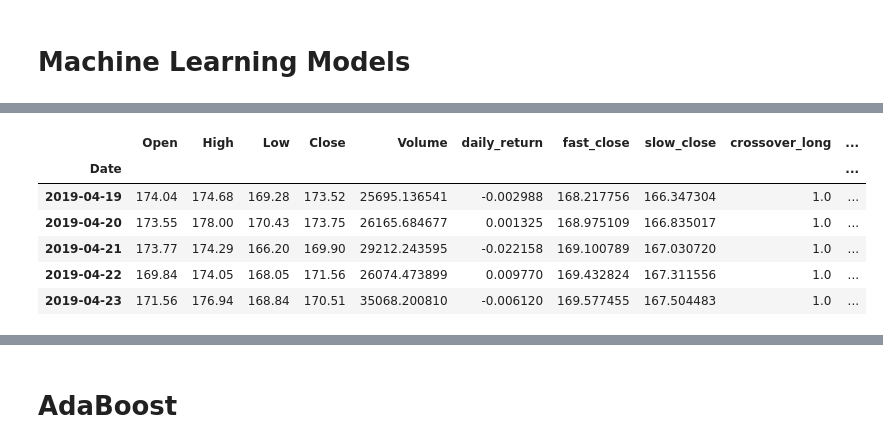
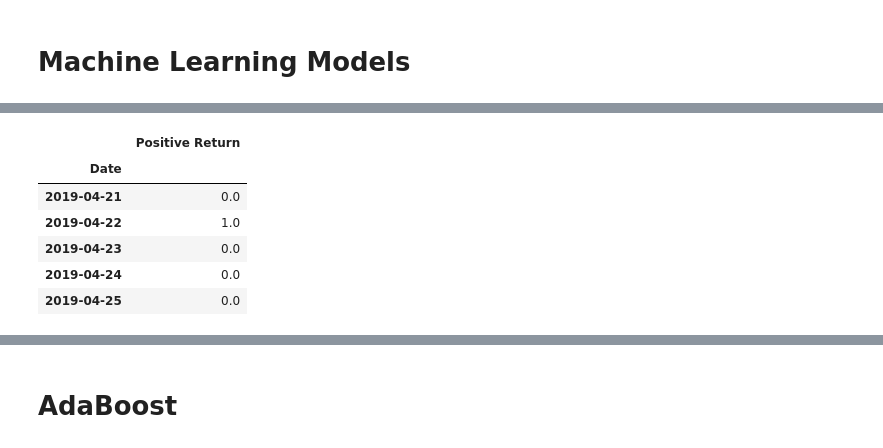
Before and after one commit to maxla777/Project-2, a Jupyter notebook: Monique/ML_models_sentiment.ipynb, the cells around one changed output, grey strips where cells are left out. Cells and saved outputs as stored; diff of their text form; code cells hidden in the pictures.

```diff
--- a/Monique/ML_models_sentiment.ipynb
+++ b/Monique/ML_models_sentiment.ipynb
@@ -72,15 +40,16 @@ To be updated with dates group decides on
 # %%
-csv_path = Path('/content/drive/MyDrive/Colab Notebooks/kraken_pull_EthExample.csv')
-eth_data=pd.read_csv(csv_path)
-eth_data.set_index(pd.to_datetime(eth_data['Date'], infer_datetime_format=True), inplace=True)
-eth_data.drop(columns=['Date'], inplace=True)
-eth_data.head()
+csv_path = Path('/content/drive/MyDrive/Colab Notebooks/kraken_pull_EthExample_03202021.csv')
+df_eth_returns=pd.read_csv(csv_path)
+df_eth_returns.set_index(pd.to_datetime(df_eth_returns['Date'], infer_datetime_format=True), inplace=True)
+df_eth_returns.drop(columns=['Date'], inplace=True)
+df_eth_returns = df_eth_returns[['Positive Return']].copy()
+df_eth_returns.head()
 # %% [output]
-|  | Open | High | Low | Close | Volume | daily_return | fast_close | slow_close | crossover_long | ... |
-| Date |  |  |  |  |  |  |  |  |  | ... |
-| 2019-04-19 | 174.04 | 174.68 | 169.28 | 173.52 | 25695.136541 | -0.002988 | 168.217756 | 166.347304 | 1.0 | ... |
-| 2019-04-20 | 173.55 | 178.00 | 170.43 | 173.75 | 26165.684677 | 0.001325 | 168.975109 | 166.835017 | 1.0 | ... |
-| 2019-04-21 | 173.77 | 174.29 | 166.20 | 169.90 | 29212.243595 | -0.022158 | 169.100789 | 167.030720 | 1.0 | ... |
-| 2019-04-22 | 169.84 | 174.05 | 168.05 | 171.56 | 26074.473899 | 0.009770 | 169.432824 | 167.311556 | 1.0 | ... |
-| 2019-04-23 | 171.56 | 176.94 | 168.84 | 170.51 | 35068.200810 | -0.006120 | 169.577455 | 167.504483 | 1.0 | ... |
+|  | Positive Return |
+| Date |  |
+| 2019-04-21 | 0.0 |
+| 2019-04-22 | 1.0 |
+| 2019-04-23 | 0.0 |
+| 2019-04-24 | 0.0 |
+| 2019-04-25 | 0.0 |
 # %%
```
Also changed, not shown: parts of 35 cells of this notebook, 1 other file.
